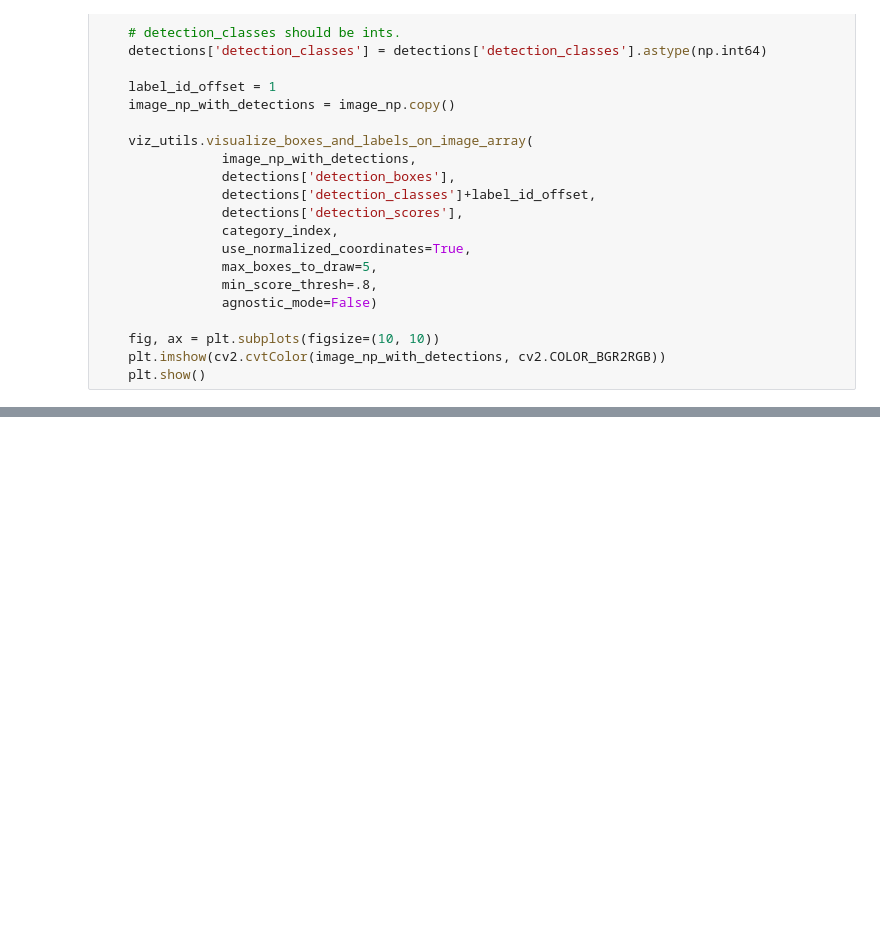
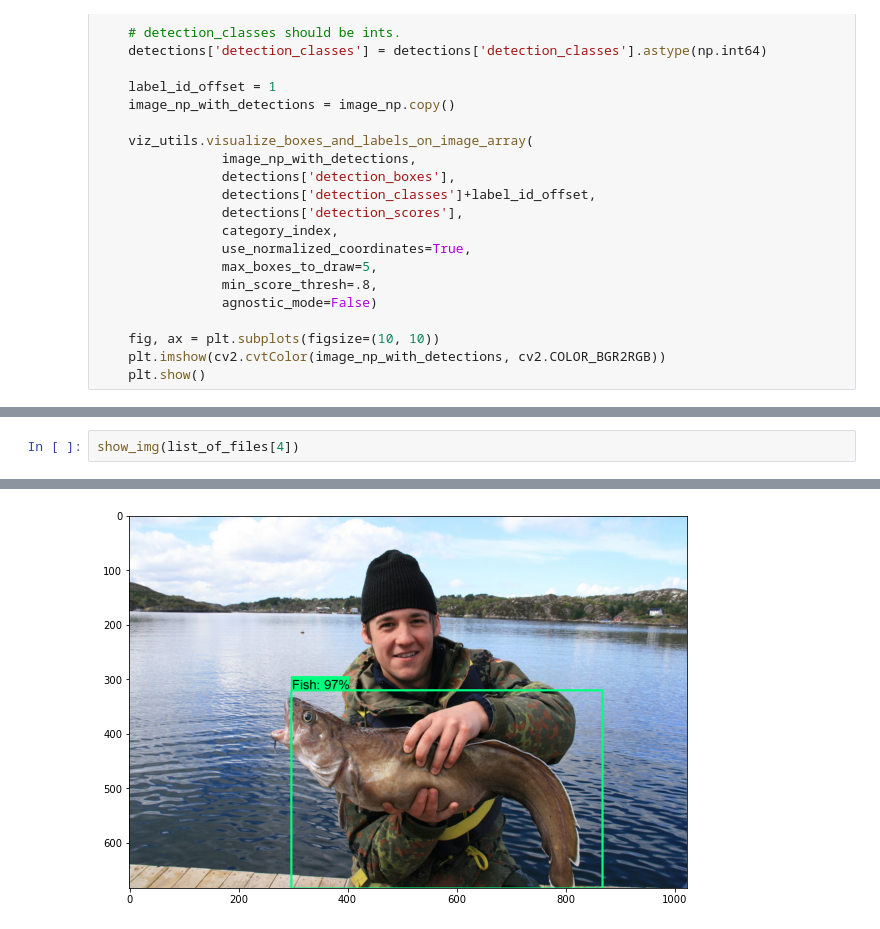
Before and after one commit to flamerten/FishDetection, a Jupyter notebook: UsingFrozenModel.ipynb, the cells around one changed output, grey strips where cells are left out. Saved outputs shown, nothing was run; the diff lists cells and outputs as text; blank space fills up the shorter version.

```diff
--- a/UsingFrozenModel.ipynb
+++ b/UsingFrozenModel.ipynb
@@ -83,0 +107,3 @@ show_img(IMAGE_PATH2)
+# %%
+show_img(list_of_files[4])
+# %% [output]
@@ -83,0 +112 @@ show_img(IMAGE_PATH2)
+[figure, added]
```
Also changed, not shown: parts of 11 cells of this notebook, 6 other files.
